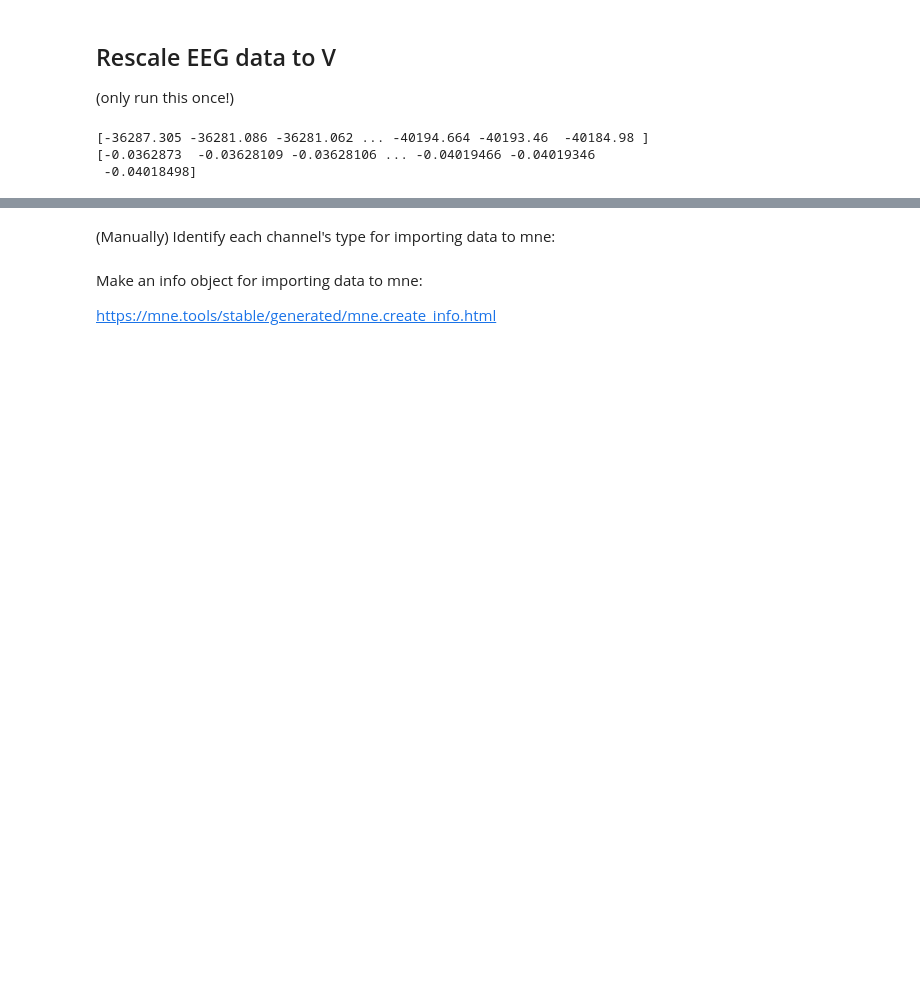
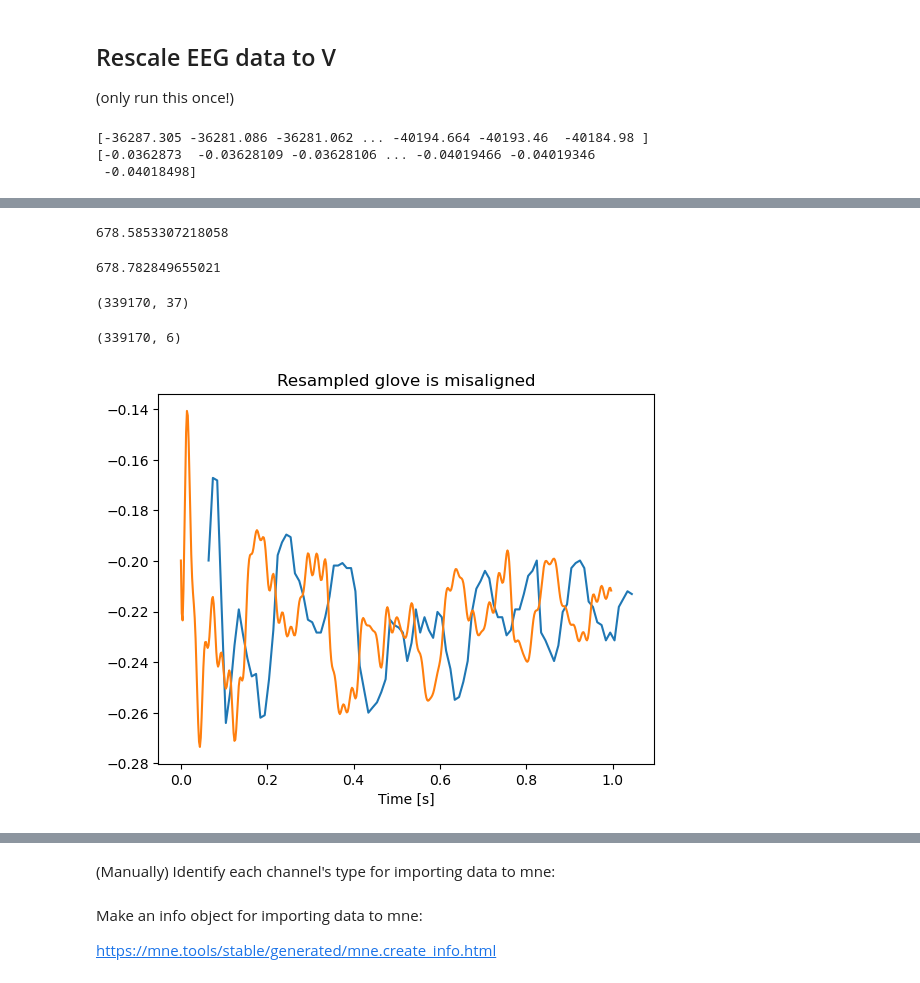
Before and after one commit to neuromorphs/ac23-eeg, a Jupyter notebook: mne/active_piano_dss_xdf.ipynb, the cells around one changed output, grey strips where cells are left out. Saved outputs shown, nothing was run; the diff lists cells and outputs as text; code cells hidden in the pictures; blank space fills up the shorter version.

```diff
--- a/mne/active_piano_dss_xdf.ipynb
+++ b/mne/active_piano_dss_xdf.ipynb
@@ -171,0 +181,44 @@ print(eeg_data[:, 0])
+# %%
+# How much data we have for the glove
+glove_dur_s = glove_t[-1] - glove_t[0]
+glove_dur_s
+# %% [output]
+678.5853307218058
+# %%
+# And for EEG
+eeg_dur_s = eeg_t[-1] - eeg_t[0]
+eeg_dur_s
+# %% [output]
+678.782849655021
+# %%
+# Extra EEG samples with no corresponding glove data
+extra_eeg_n = round((eeg_dur_s - glove_dur_s) * eeg_sfreq)
+# %%
+eeg_data[:-extra_eeg_n].shape
+# %% [output]
+(339170, 37)
+# %%
+glove_data_rs = resample(
+    x = glove_data,
+    num = eeg_data[:-extra_eeg_n].shape[0], # number of EEG samples with matching total duration
+    #t = eeg_t,
+)
+
+glove_data_rs.shape
+# %% [output]
+(339170, 6)
+# %%
+glove_ch = 0
+dur_s = 1
+
+n_glove = int(glove_sfreq*dur_s)
+n_eeg = int(eeg_sfreq*dur_s)
+
+plt.plot(glove_t[:n_glove], glove_data[:n_glove, glove_ch])
+plt.plot(eeg_t[:n_eeg], glove_data_rs[:n_eeg, glove_ch])
+
+plt.title('Resampled glove is misaligned')
+plt.xlabel('Time [s]')
+plt.show()
+# %% [output]
+[figure, added]
```
Also changed, not shown: parts of 58 cells of this notebook.
